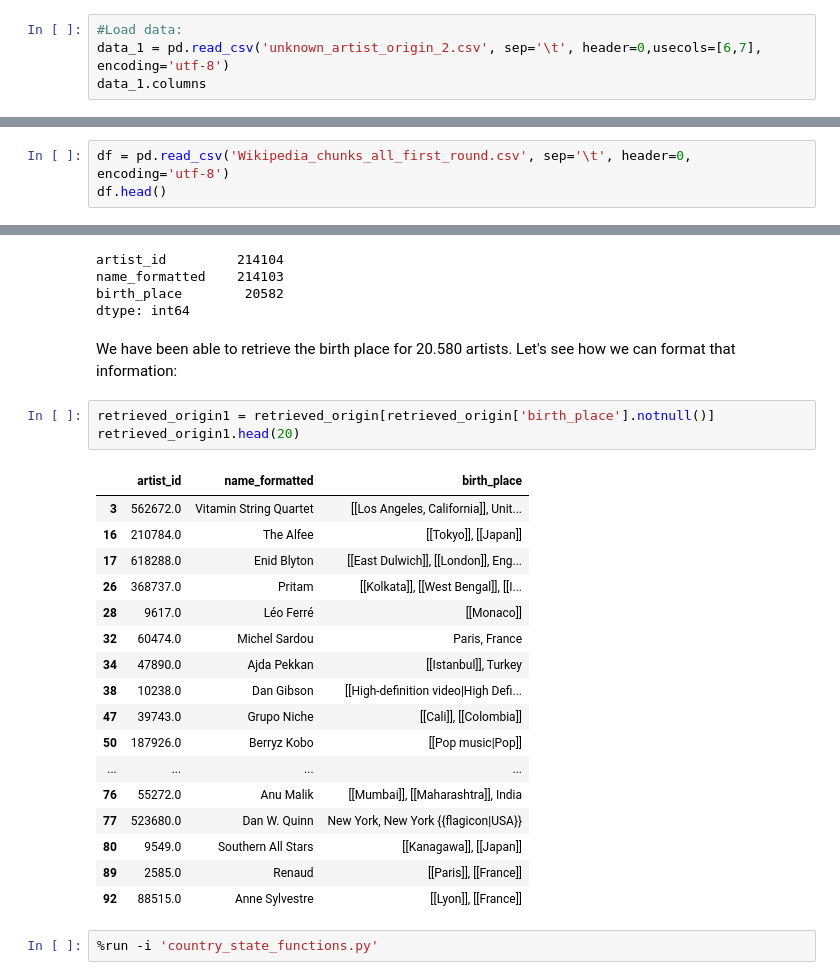
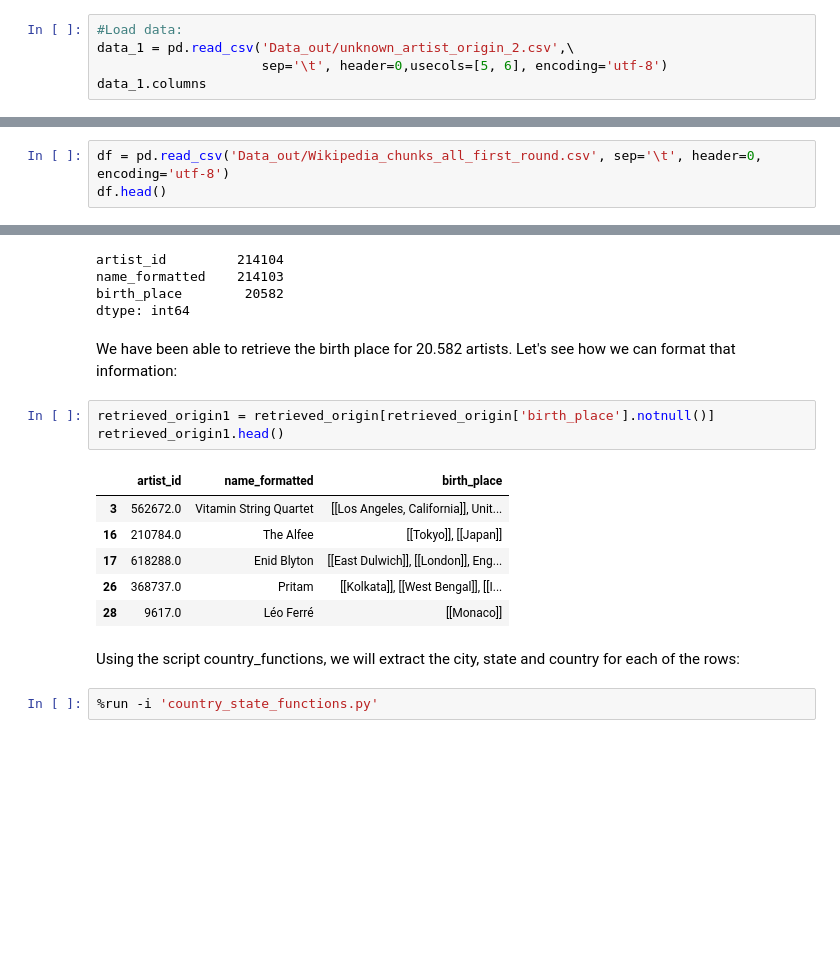
Before and after one commit to AInhoa84/Music_genre_visual_evolution, a Jupyter notebook: Wikipedia_artist_information_retrieval.ipynb, the cells around one changed output, grey strips where cells are left out. Drawn from its saved outputs; the diff is of its cells as text; blank space fills up the shorter version.

```diff
--- a/Wikipedia_artist_information_retrieval.ipynb
+++ b/Wikipedia_artist_information_retrieval.ipynb
@@ -17,7 +21,8 @@ import re
 %run -i 'Wikipedia_script.py'
 # %%
 #Load data:
-data_1 = pd.read_csv('unknown_artist_origin_2.csv', sep='\t', header=0,usecols=[6,7], encoding='utf-8')
+data_1 = pd.read_csv('Data_out/unknown_artist_origin_2.csv',\
+                     sep='\t', header=0,usecols=[5, 6], encoding='utf-8')
 data_1.columns
 # %% [output]
 Index(['artist_id', 'artist_name'], dtype='object')
@@ -159,7 +158,7 @@ splitdf_1st(artists_names)
 # %%
 concat_chunks_first_round(0,297)
 # %%
-df = pd.read_csv('Wikipedia_chunks_all_first_round.csv', sep='\t', header=0, encoding='utf-8')
+df = pd.read_csv('Data_out/Wikipedia_chunks_all_first_round.csv', sep='\t', header=0, encoding='utf-8')
 df.head()
 # %% [output]
 |  | artist_id | count | name_formatted | birth_place | genre |
@@ -217,28 +216,19 @@ name_formatted    214103
 birth_place        20582
 dtype: int64
 # %% [markdown]
-We have been able to retrieve the birth place for 20.580 artists. Let's see how we can format that information:
+We have been able to retrieve the birth place for 20.582 artists. Let's see how we can format that information:
 # %%
 retrieved_origin1 = retrieved_origin[retrieved_origin['birth_place'].notnull()]
-retrieved_origin1.head(20)
+retrieved_origin1.head()
 # %% [output]
 |  | artist_id | name_formatted | birth_place |
 | 3 | 562672.0 | Vitamin String Quartet | [[Los Angeles, California]], Unit... |
 | 16 | 210784.0 | The Alfee | [[Tokyo]], [[Japan]] |
 | 17 | 618288.0 | Enid Blyton | [[East Dulwich]], [[London]], Eng... |
 | 26 | 368737.0 | Pritam | [[Kolkata]], [[West Bengal]], [[I... |
 | 28 | 9617.0 | Léo Ferré | [[Monaco]] |
-| 32 | 60474.0 | Michel Sardou | Paris, France |
-| 34 | 47890.0 | Ajda Pekkan | [[Istanbul]], Turkey |
-| 38 | 10238.0 | Dan Gibson | [[High-definition video|High Defi... |
-| 47 | 39743.0 | Grupo Niche | [[Cali]], [[Colombia]] |
-| 50 | 187926.0 | Berryz Kobo | [[Pop music|Pop]] |
-| ... | ... | ... | ... |
-| 76 | 55272.0 | Anu Malik | [[Mumbai]], [[Maharashtra]], India |
-| 77 | 523680.0 | Dan W. Quinn | New York, New York {{flagicon|USA}} |
-| 80 | 9549.0 | Southern All Stars | [[Kanagawa]], [[Japan]] |
-| 89 | 2585.0 | Renaud | [[Paris]], [[France]] |
-| 92 | 88515.0 | Anne Sylvestre | [[Lyon]], [[France]] |
+# %% [markdown]
+Using the script country_functions, we will extract the city, state and country for each of the rows:
 # %%
 %run -i 'country_state_functions.py'
 # %%
```
Also changed, not shown: parts of 54 cells of this notebook, 3 other files.
